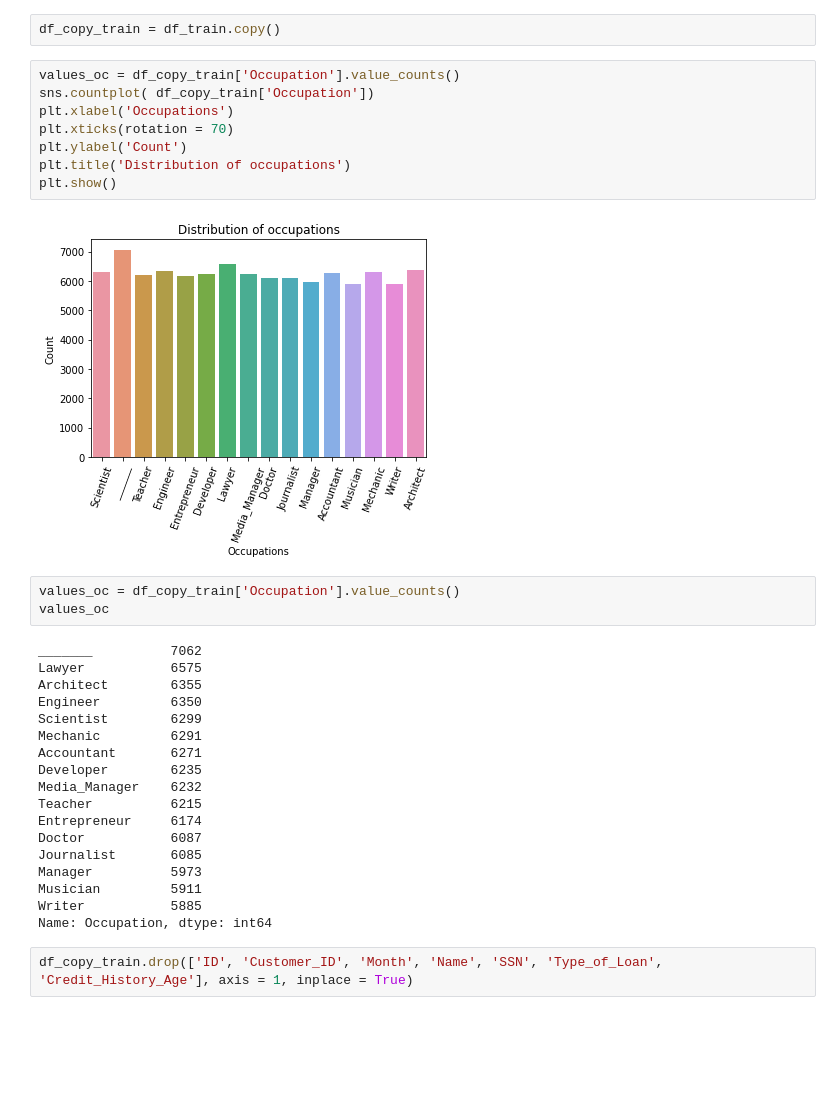
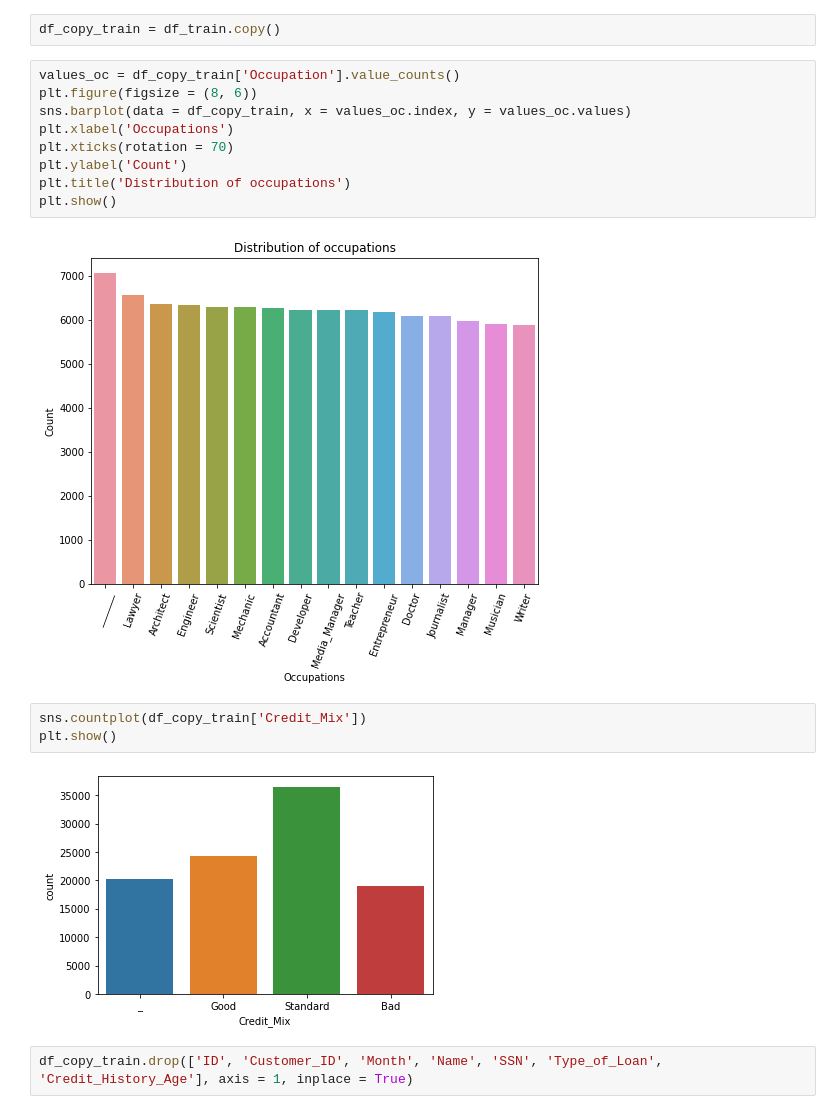
Before and after one commit to earo12/Credit-Score-Classification, a Jupyter notebook: Credit_Score_Classification.ipynb, the cells around one changed output. Saved outputs shown, nothing was run; the diff lists cells and outputs as text; blank space fills up the shorter version.

Commit message:
Plot of credit mix

```diff
--- a/Credit_Score_Classification.ipynb
+++ b/Credit_Score_Classification.ipynb
@@ -80,35 +80,20 @@ df_train.describe().T
 df_copy_train = df_train.copy()
 # %%
 values_oc = df_copy_train['Occupation'].value_counts()
-sns.countplot( df_copy_train['Occupation'])
+plt.figure(figsize = (8, 6))
+sns.barplot(data = df_copy_train, x = values_oc.index, y = values_oc.values)
 plt.xlabel('Occupations')
 plt.xticks(rotation = 70)
 plt.ylabel('Count')
 plt.title('Distribution of occupations')
 plt.show()
 # %% [output]
-[figure, old version]
+[figure, new version]
-# %%
-values_oc = df_copy_train['Occupation'].value_counts()
-values_oc
-# %% [output]
-_______          7062
-Lawyer           6575
-Architect        6355
-Engineer         6350
-Scientist        6299
-Mechanic         6291
-Accountant       6271
-Developer        6235
-Media_Manager    6232
-Teacher          6215
-Entrepreneur     6174
-Doctor           6087
-Journalist       6085
-Manager          5973
-Musician         5911
-Writer           5885
-Name: Occupation, dtype: int64
+# %%
+sns.countplot(df_copy_train['Credit_Mix'])
+plt.show()
+# %% [output]
+[figure, added]
 # %%
 df_copy_train.drop(['ID', 'Customer_ID', 'Month', 'Name', 'SSN', 'Type_of_Loan', 'Credit_History_Age'], axis = 1, inplace = True)
 # %%
```
